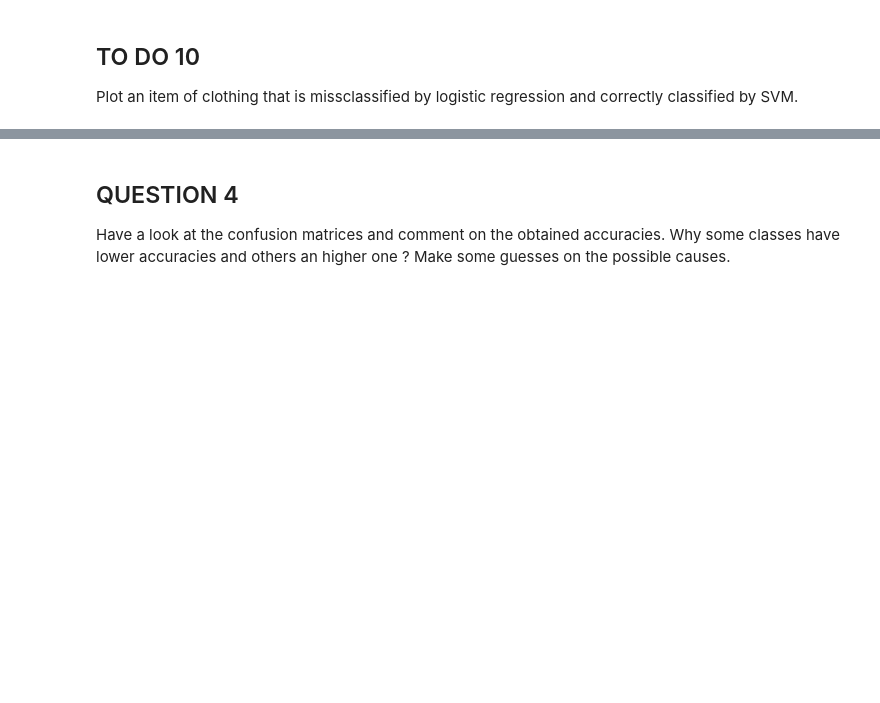
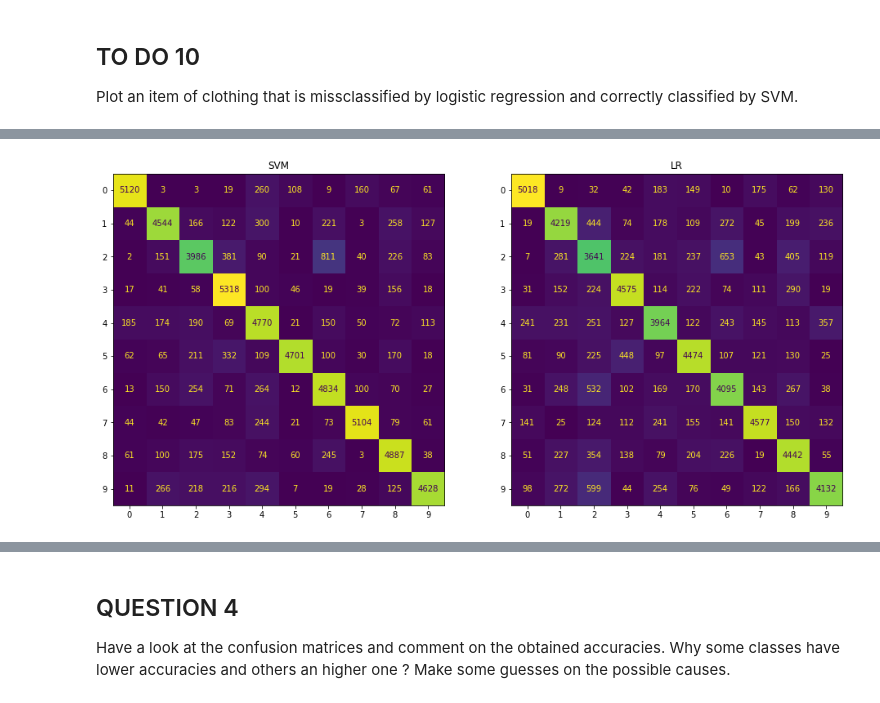
Before and after one commit to NicolaZomer/MachineLearning_Y2122, a Jupyter notebook: lab2/lab2_assignment.ipynb, the cells around one changed output, grey strips where cells are left out. Drawn from its saved outputs; the diff is of its cells as text; code cells hidden in the pictures; blank space fills up the shorter version.

```diff
--- a/lab2/lab2_assignment.ipynb
+++ b/lab2/lab2_assignment.ipynb
@@ -19,6 +19,8 @@ The dataset labels are the following:
 | 7 | や | ya |
 | 8 | れ | re |
 | 9 | を | wo |
+# %%
+kuzushiji_symbols = ['お', 'き', 'す', 'つ', 'な', 'は', 'ま', 'や', 'れ', 'を']
 # %% [markdown]
 ## TODO: Insert your surname, name and ID number
 
@@ -286,19 +288,19 @@ parameters = {'C': [0.1, 1, 10, 100],'gamma':[0.001, 0.01, 0.1,1]}
 #run SVM with rbf kernel
 
 svc = SVC(kernel = 'rbf')
-rbf_model = GridSearchCV(svc, parameters)
-results_rbf = rbf_model.fit(X_train, y_train)
+rbf_clf = GridSearchCV(svc, parameters)
+rbf_model = rbf_clf.fit(X_train, y_train)
 
 print ('RESULTS FOR rbf KERNEL')
 print("Best parameters set found:")
-print(results_rbf.best_params_)
+print(rbf_model.best_params_)
 
 print("Score with best parameters:")
-print(results_rbf.best_score_)
+print(rbf_model.best_score_)
 
 print("\nAll scores on the grid:")
-params_comb = results_rbf.cv_results_['params']
-mean_scores = results_rbf.cv_results_['mean_test_score']
+params_comb = rbf_model.cv_results_['params']
+mean_scores = rbf_model.cv_results_['mean_test_score']
 
 df = pd.DataFrame({'C': [x['C'] for x in params_comb], 'gamma': [x['gamma'] for x in params_comb], 'mean score': mean_scores})
 df
@@ -338,9 +340,9 @@ Report here the best SVM kernel and parameters
 models_print_list = ['linear', 'poly, degree 2', 'poly, degree 3', 'RBF']
 kernels_list = ['linear', 'poly', 'poly', 'rbf']
 degrees_list = {1: 2, 2: 3}
-results_list = [results_linear, results_deg2, results_deg3, results_rbf]
-index_best_SVM = np.argmax(np.array([results_list[i].best_score_ for i in range(4)]))
-best_SVM = results_list[index_best_SVM]
+models_list = [lin_model, deg2_model, deg3_model, rbf_model]
+index_best_SVM = np.argmax(np.array([models_list[i].best_score_ for i in range(4)]))
+best_SVM = models_list[index_best_SVM]
 
 print('Best SVM model:', models_print_list[index_best_SVM])
 
@@ -517,0 +522,59 @@ Try also to normalize the confusion matrix by the number of samples in each clas
+# %%
+from IPython.display import display
+
+np.set_printoptions(precision=2, suppress=True) # for better aligned printing of confusion matrix use floatmode='fixed'
+
+# labels and frequencies
+u, counts = np.unique(y_test, return_counts=True)
+print("Symbols, labels and frequencies in test set:")
+kudf = pd.DataFrame({'LABELS':np.arange(10), 'COUNTS': counts}, index=kuzushiji_symbols)
+display(kudf.T)
+
+# confusion matrices
+confusion_SVM = skm.confusion_matrix(y_test, best_SVM.predict(X_test))
+confusion_LR = skm.confusion_matrix(y_test, logreg.predict(X_test))
+
+print("\n Confusion matrix - SVM and LR")
+fig, (ax1, ax2) = plt.subplots(1, 2, figsize=(16, 8))
+
+disp = skm.ConfusionMatrixDisplay(confusion_matrix=confusion_SVM, display_labels=range(10))
+disp.plot(ax=ax1)
+disp.ax_.set_title('SVM')
+disp.im_.colorbar.remove()
+disp.ax_.set_xlabel('')
+disp.ax_.set_ylabel('')
+
+# plt.subplot(1, 2, 2)
+disp = skm.ConfusionMatrixDisplay(confusion_matrix=confusion_LR, display_labels=range(10))
+disp.plot(ax=ax2)
+disp.ax_.set_title('LR')
+disp.im_.colorbar.remove()
+disp.ax_.set_xlabel('')
+disp.ax_.set_ylabel('')
+
+plt.show()
+
+
+confusion_SVM_norm = confusion_SVM /counts[:,None]
+confusion_LR_norm = confusion_LR /counts[:, None]
+
+print("\n Confusion matrix - SVM and LR (normalized) ")
+fig, (ax1, ax2) = plt.subplots(1, 2, figsize=(16, 8))
+
+disp = skm.ConfusionMatrixDisplay(confusion_matrix=confusion_SVM_norm, display_labels=range(10))
+disp.plot(ax=ax1)
+disp.ax_.set_title('SVM')
+disp.im_.colorbar.remove()
+disp.ax_.set_xlabel('')
+disp.ax_.set_ylabel('')
+
+# plt.subplot(1, 2, 2)
+disp = skm.ConfusionMatrixDisplay(confusion_matrix=confusion_LR_norm, display_labels=range(10))
+disp.plot(ax=ax2)
+disp.ax_.set_title('LR')
+disp.im_.colorbar.remove()
+disp.ax_.set_xlabel('')
+disp.ax_.set_ylabel('')
+
+plt.show()
+# %% [output]
@@ -517,0 +586 @@ Try also to normalize the confusion matrix by the number of samples in each clas
+[figure, added]
```
Also changed, not shown: parts of 8 cells of this notebook.
